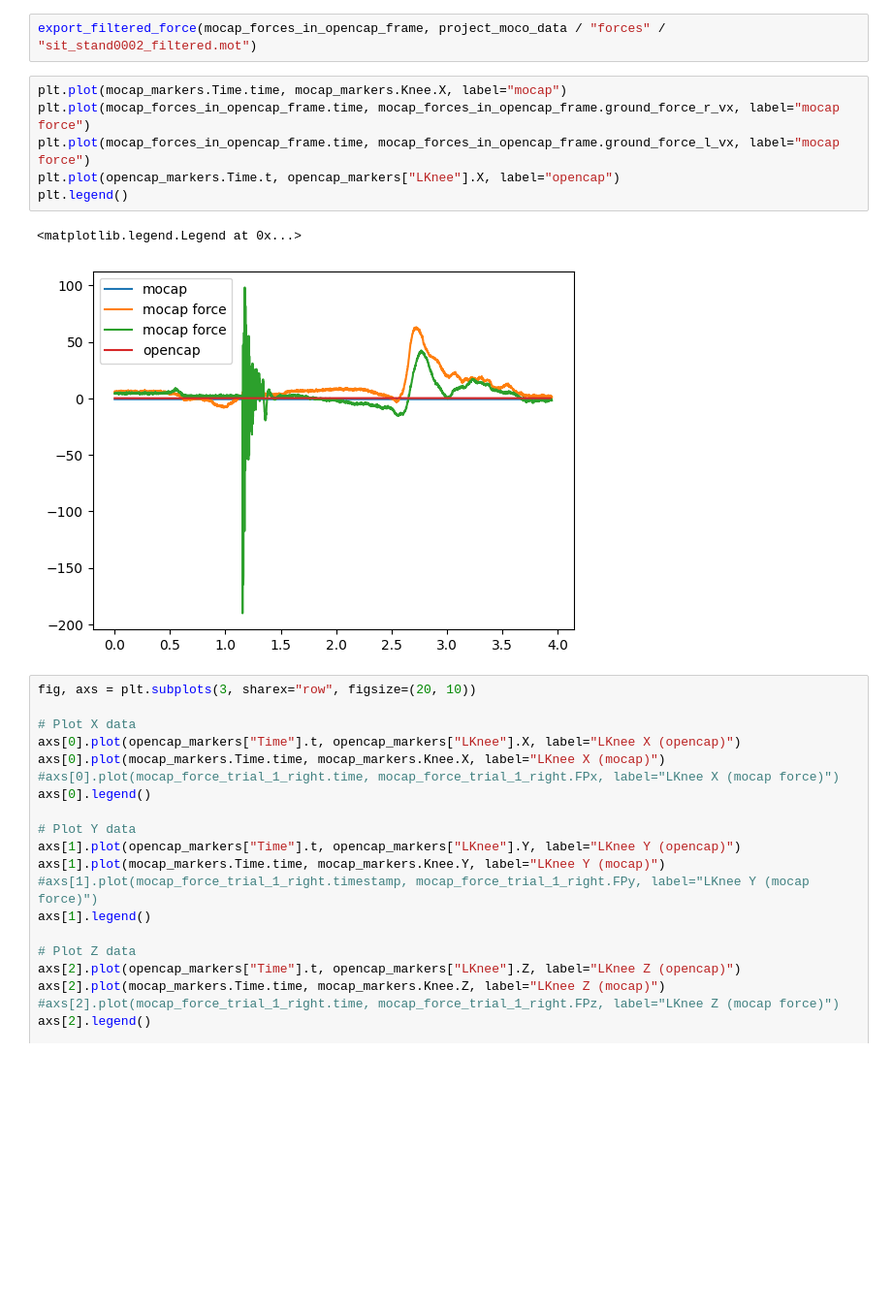
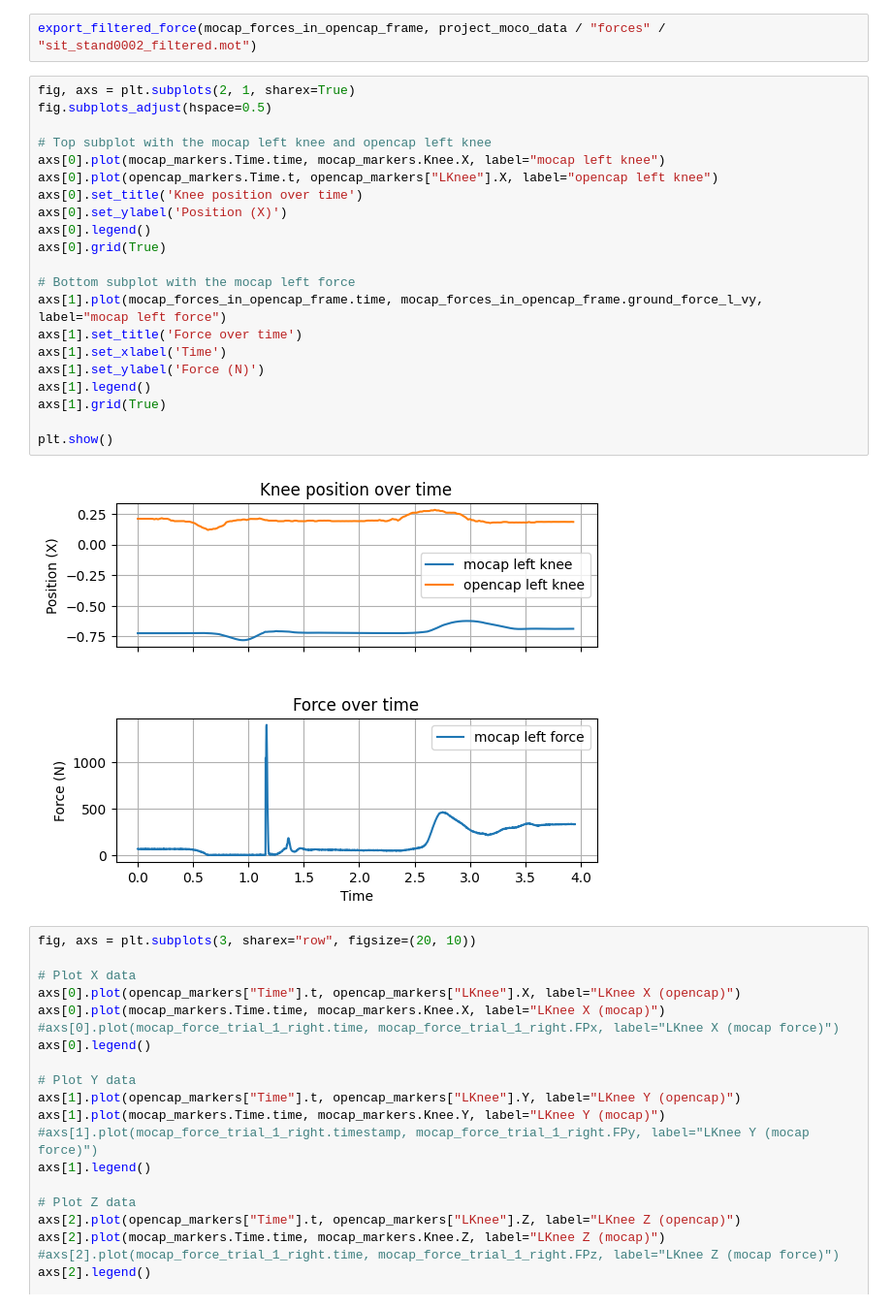
Before and after one commit to Harvard-Slade-Lab/assistive-arm, a Jupyter notebook: notebooks/sync_data.ipynb, the cells around one changed output. Shown at 97% size. Cells and saved outputs as stored; diff of their text form; blank space fills up the shorter version.

```diff
--- a/notebooks/sync_data.ipynb
+++ b/notebooks/sync_data.ipynb
@@ -100,14 +125,28 @@ mocap_forces_in_opencap_frame = transform_force_coordinates(force_trial=mocap_fo
 # %%
 export_filtered_force(mocap_forces_in_opencap_frame, project_moco_data / "forces" / "sit_stand0002_filtered.mot")
-# %%
-plt.plot(mocap_markers.Time.time, mocap_markers.Knee.X, label="mocap")
-plt.plot(mocap_forces_in_opencap_frame.time, mocap_forces_in_opencap_frame.ground_force_r_vx, label="mocap force")
-plt.plot(mocap_forces_in_opencap_frame.time, mocap_forces_in_opencap_frame.ground_force_l_vx, label="mocap force")
-plt.plot(opencap_markers.Time.t, opencap_markers["LKnee"].X, label="opencap")
-plt.legend()
-# %% [output]
-<matplotlib.legend.Legend at 0x...>
-[figure, removed]
+# %%
+fig, axs = plt.subplots(2, 1, sharex=True)
+fig.subplots_adjust(hspace=0.5)
+
+# Top subplot with the mocap left knee and opencap left knee
+axs[0].plot(mocap_markers.Time.time, mocap_markers.Knee.X, label="mocap left knee")
+axs[0].plot(opencap_markers.Time.t, opencap_markers["LKnee"].X, label="opencap left knee")
+axs[0].set_title('Knee position over time')
+axs[0].set_ylabel('Position (X)')
+axs[0].legend()
+axs[0].grid(True)
+
+# Bottom subplot with the mocap left force
+axs[1].plot(mocap_forces_in_opencap_frame.time, mocap_forces_in_opencap_frame.ground_force_l_vy, label="mocap left force")
+axs[1].set_title('Force over time')
+axs[1].set_xlabel('Time')
+axs[1].set_ylabel('Force (N)')
+axs[1].legend()
+axs[1].grid(True)
+
+plt.show()
+# %% [output]
+[figure, added]
 # %%
 fig, axs = plt.subplots(3, sharex="row", figsize=(20, 10))
 
```
Also changed, not shown: parts of 3 cells of this notebook, 6 other files.
